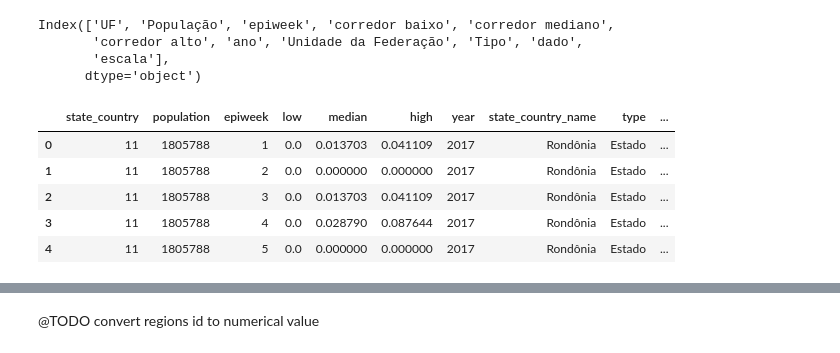
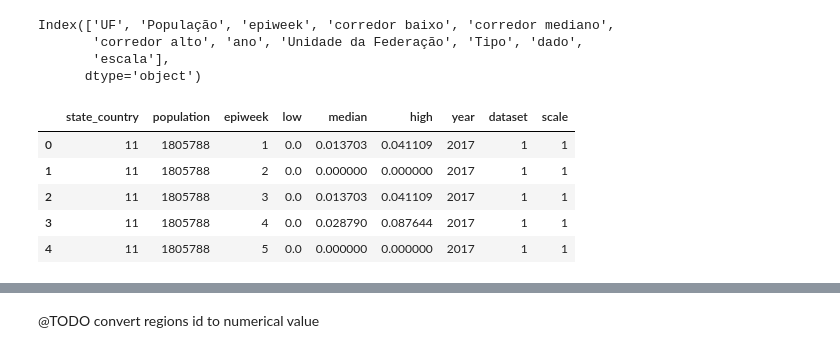
Before and after one commit to FluVigilanciaBR/fludashboard, a Jupyter notebook: Notebooks/Dataset-Migration.ipynb, the cells around one changed output, grey strips where cells are left out. Cells and saved outputs as stored; diff of their text form; code cells hidden in the pictures.

```diff
--- a/Notebooks/Dataset-Migration.ipynb
+++ b/Notebooks/Dataset-Migration.ipynb
@@ -125,7 +214,7 @@ dfs[dataset].head()
 migration_rules = {
     'UF': 'state_country',
     'SRAG': 'value',
-    'Tipo': 'type',
+    'Tipo': 'territory_type',  # Not needed in the table
     'Situation': 'situation',
     '50%': 'median',
     '2.5%': 'ci_lower',
@@ -142,7 +231,13 @@ migration_rules = {
 dfs[dataset].rename(
     columns=migration_rules, inplace=True
 )
+# apply categories
 dfs[dataset].dataset = dfs[dataset].dataset.map(dataset_id)
 dfs[dataset].scale = dfs[dataset].scale.map(scale_id)
+dfs[dataset].situation = dfs[dataset].situation.map(situation_id)
+
+# remove unnecessary fields
+dfs[dataset].drop(['territory_type'], axis=1, inplace=True)
+
 dfs[dataset].head()
 # %% [output]
@@ -216,9 +311,10 @@ migration_rules = {
     'POSITIVE_CASES': 'positive_cases',
     'SRAG': 'value',
     'Situation': 'situation',
-    'Tipo': 'type',
+    'TESTING_IGNORED': 'testing_ignored',
+    'Tipo': 'territory_type',  # Not needed in the table
     'UF': 'state_country',
-    'Unidade da Federação': 'state_country_name', # Not needed in the table
+    'Unidade da Federação': 'state_country_name',  # Not needed in the table
     'VSR': 'vsr',
     'dado': 'dataset',
     'escala': 'scale',
@@ -228,8 +324,17 @@ migration_rules = {
 dfs[dataset].rename(
     columns=migration_rules, inplace=True
 )
+# apply categories
 dfs[dataset].dataset = dfs[dataset].dataset.map(dataset_id)
 dfs[dataset].scale = dfs[dataset].scale.map(scale_id)
+dfs[dataset].situation = dfs[dataset].situation.map(situation_id)
+
+# remove unnecessary fields
+dfs[dataset].drop([
+    'state_country_name', 'territory_type'
+], axis=1, inplace=True)
+
+
 dfs[dataset].head()
 # %% [output]
 |  | 0_4_years | 10_19_years | 2_4_years | 20_29_years | 30_39_years | 40_49_years | 5_9_years | 50_59_years | ... |
@@ -298,8 +403,8 @@ migration_rules = {
     'duração típica do surto - IC superior (97,5%)': 'epi_duration_ci_upper',
     'temporadas utilizadas para os corredores endêmicos': 'regular_seasons',
     'ano': 'year',
-    'Unidade da Federação': 'state_country_name', # Not needed in the table
-    'Tipo': 'type',
+    'Unidade da Federação': 'state_country_name',  # Not needed in the table
+    'Tipo': 'territory_type',  # Not needed in the table
     'dado': 'dataset',
     'escala': 'scale'
 }
@@ -307,8 +412,15 @@ migration_rules = {
 dfs[dataset].rename(
     columns=migration_rules, inplace=True
 )
+# apply categories
 dfs[dataset].dataset = dfs[dataset].dataset.map(dataset_id)
 dfs[dataset].scale = dfs[dataset].scale.map(scale_id)
+
+# remove unnecessary fields
+dfs[dataset].drop([
+    'state_country_name', 'territory_type'
+], axis=1, inplace=True)
+
 dfs[dataset].head()
 # %% [output]
 |  | state_country | population | geom_average_peak | low_activiy_region | pre_epidemic_threshold | ... |
@@ -354,30 +466,37 @@ Index(['UF', 'População', 'epiweek', 'corredor baixo', 'corredor mediano',
 # %%
 migration_rules = {
     'UF': 'state_country',
     'População': 'population',
     'corredor baixo': 'low',
     'corredor mediano': 'median',
     'corredor alto': 'high',
     'ano': 'year',
-    'Unidade da Federação': 'state_country_name', # Not needed in the table
-    'Tipo': 'type',
+    'Unidade da Federação': 'state_country_name',  # Not needed in the table
+    'Tipo': 'territory_type',  # Not needed in the table
     'dado': 'dataset',
     'escala': 'scale'
 }
 
 dfs[dataset].rename(
     columns=migration_rules, inplace=True
 )
+# apply categories
 dfs[dataset].dataset = dfs[dataset].dataset.map(dataset_id)
 dfs[dataset].scale = dfs[dataset].scale.map(scale_id)
+
+# remove unnecessary fields
+dfs[dataset].drop([
+    'state_country_name', 'territory_type'
+], axis=1, inplace=True)
+
 dfs[dataset].head()
 # %% [output]
-|  | state_country | population | epiweek | low | median | high | year | state_country_name | type | ... |
-| 0 | 11 | 1805788 | 1 | 0.0 | 0.013703 | 0.041109 | 2017 | Rondônia | Estado | ... |
-| 1 | 11 | 1805788 | 2 | 0.0 | 0.000000 | 0.000000 | 2017 | Rondônia | Estado | ... |
-| 2 | 11 | 1805788 | 3 | 0.0 | 0.013703 | 0.041109 | 2017 | Rondônia | Estado | ... |
-| 3 | 11 | 1805788 | 4 | 0.0 | 0.028790 | 0.087644 | 2017 | Rondônia | Estado | ... |
-| 4 | 11 | 1805788 | 5 | 0.0 | 0.000000 | 0.000000 | 2017 | Rondônia | Estado | ... |
+|  | state_country | population | epiweek | low | median | high | year | dataset | scale |
+| 0 | 11 | 1805788 | 1 | 0.0 | 0.013703 | 0.041109 | 2017 | 1 | 1 |
+| 1 | 11 | 1805788 | 2 | 0.0 | 0.000000 | 0.000000 | 2017 | 1 | 1 |
+| 2 | 11 | 1805788 | 3 | 0.0 | 0.013703 | 0.041109 | 2017 | 1 | 1 |
+| 3 | 11 | 1805788 | 4 | 0.0 | 0.028790 | 0.087644 | 2017 | 1 | 1 |
+| 4 | 11 | 1805788 | 5 | 0.0 | 0.000000 | 0.000000 | 2017 | 1 | 1 |
 # %%
 # primary_keys
 pks[dataset] = ['dataset', 'scale', 'state_country', 'year', 'epiweek']
```
Also changed, not shown: parts of 20 cells of this notebook.
